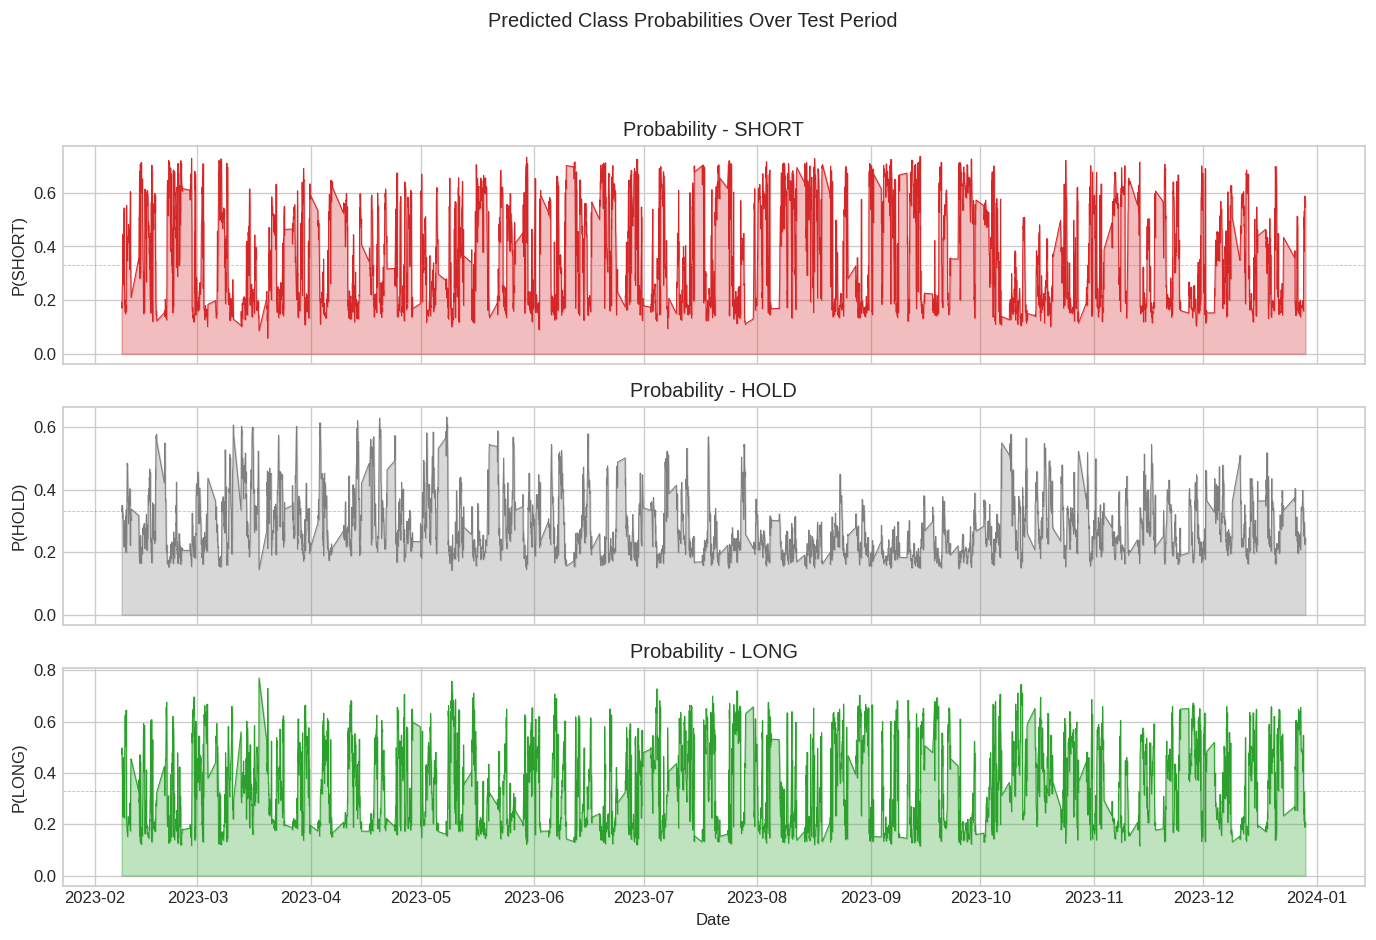
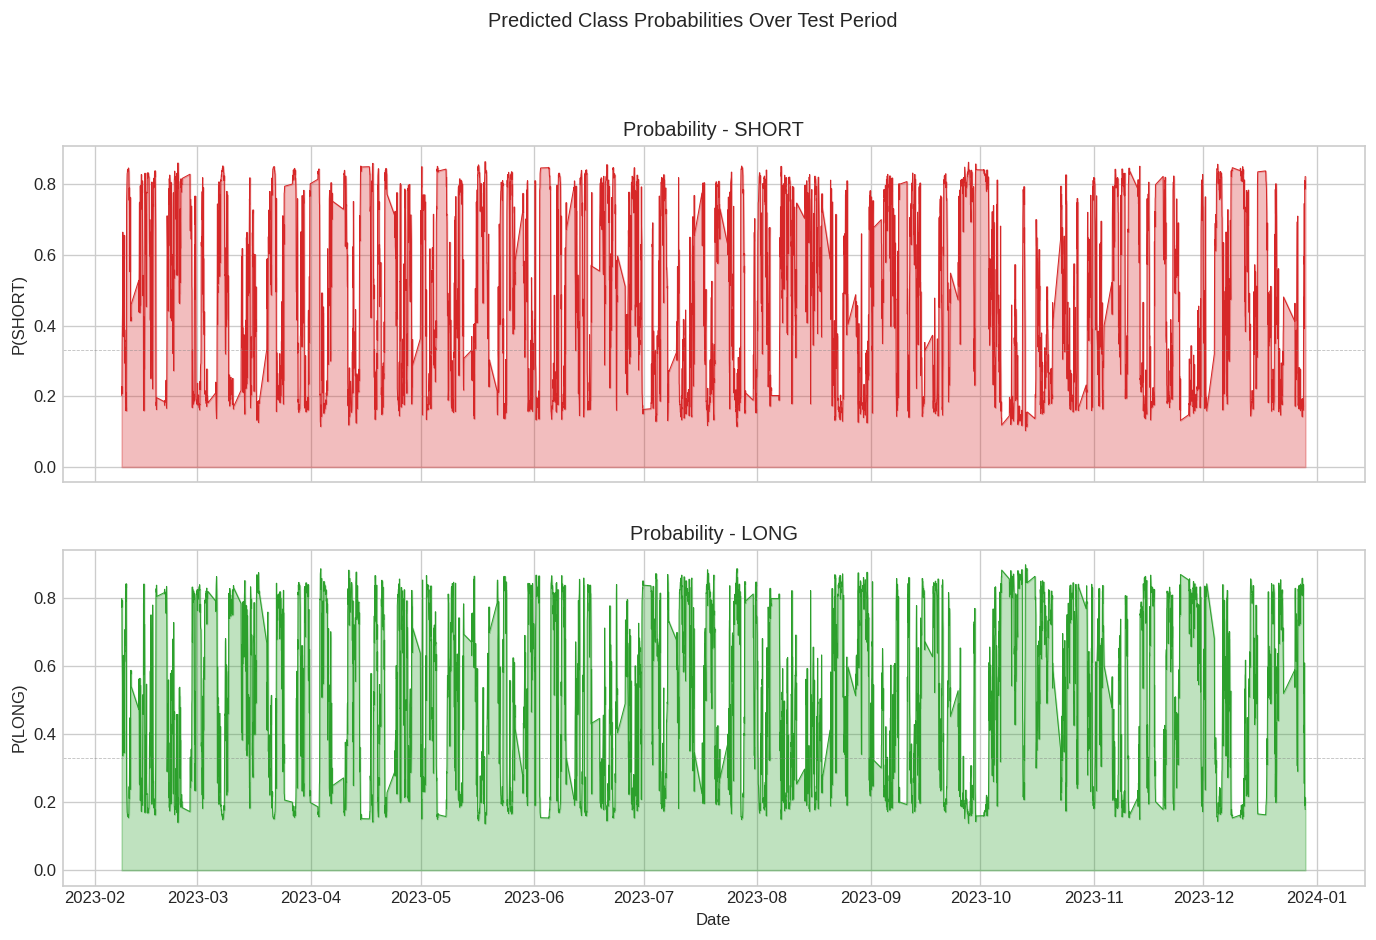
The change to this notebook cell's code, shown as a diff; its figure went from the first image to the second:
--- before
+++ after
@@ -1,3 +1,3 @@
-fig, axes = plt.subplots(3, 1, figsize=(14, 8), sharex=True)
+fig, axes = plt.subplots(2, 1, figsize=(14, 8), sharex=True)
 _figures.append(fig)
 

Commit: refactor: binary labeling, risk-based sizing, GRU upgrade, walk-forward